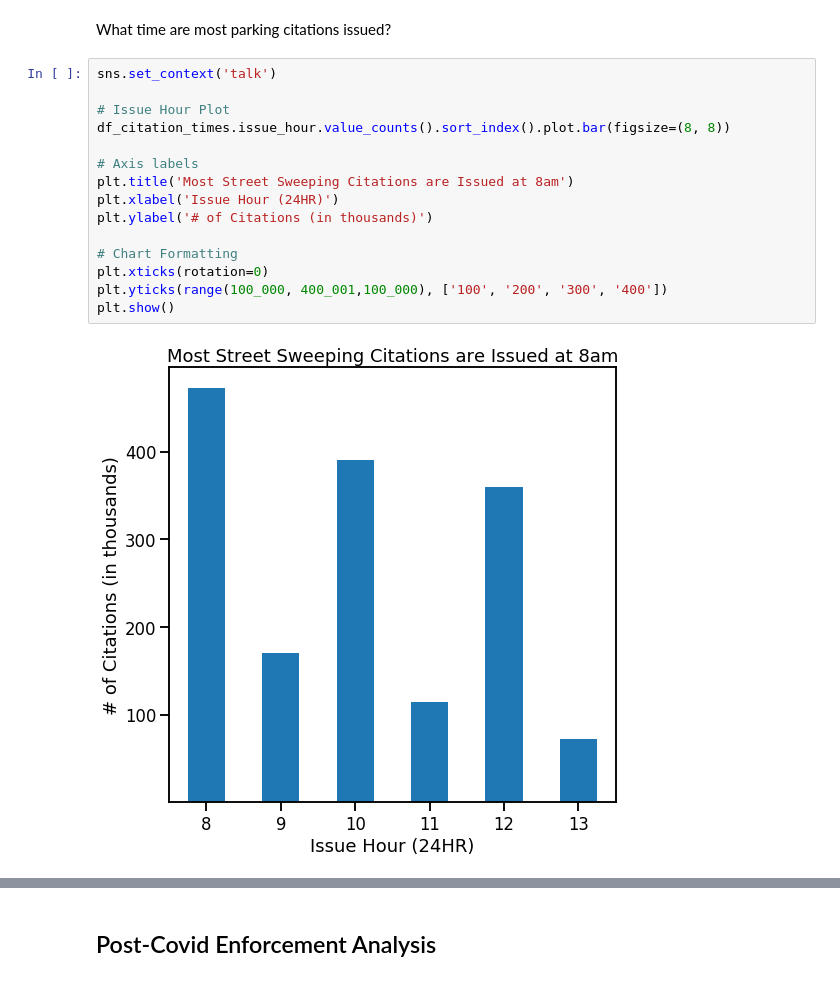
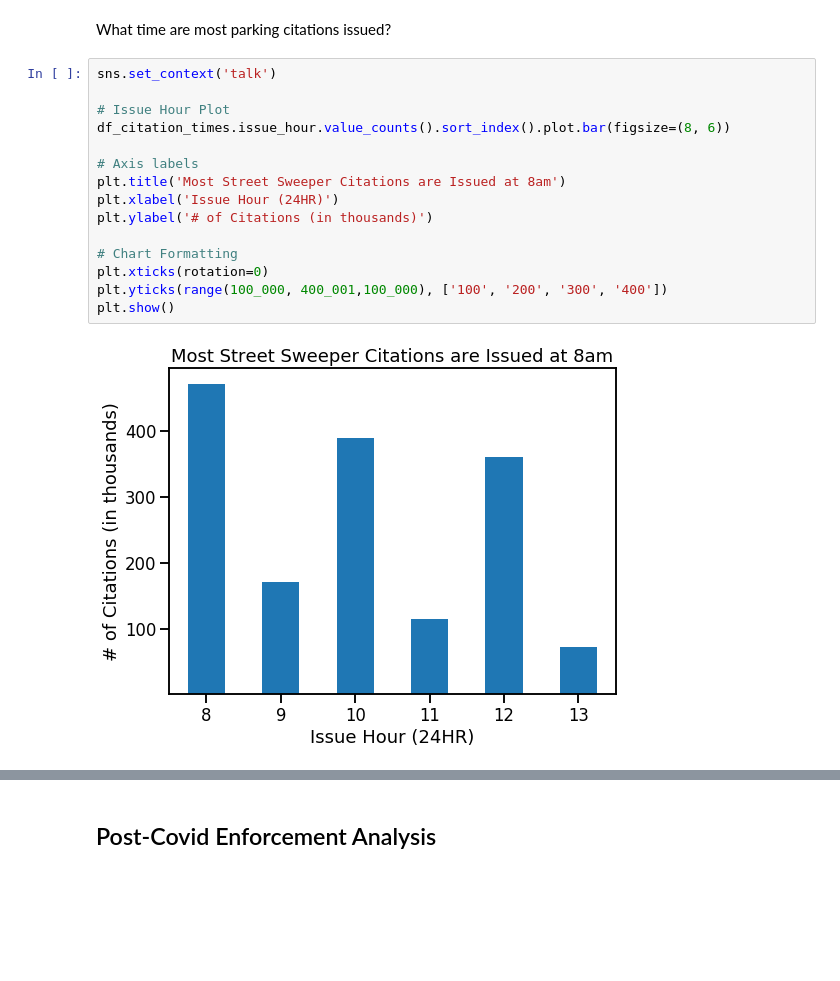
Before and after one commit to Promeos/LADOT-COVID19-enforcement, a Jupyter notebook: MVP.ipynb, the cells around one changed output, grey strips where cells are left out. Cells and saved outputs as stored; diff of their text form; blank space fills up the shorter version.

```diff
--- a/MVP.ipynb
+++ b/MVP.ipynb
@@ -148,20 +158,20 @@ What time are most parking citations issued?
 # %%
 sns.set_context('talk')
 
 # Issue Hour Plot
-df_citation_times.issue_hour.value_counts().sort_index().plot.bar(figsize=(8, 8))
+df_citation_times.issue_hour.value_counts().sort_index().plot.bar(figsize=(8, 6))
 
 # Axis labels
-plt.title('Most Street Sweeping Citations are Issued at 8am')
+plt.title('Most Street Sweeper Citations are Issued at 8am')
 plt.xlabel('Issue Hour (24HR)')
 plt.ylabel('# of Citations (in thousands)')
 
 # Chart Formatting
 plt.xticks(rotation=0)
 plt.yticks(range(100_000, 400_001,100_000), ['100', '200', '300', '400'])
 plt.show()
 # %% [output]
-[figure, old version]
+[figure, new version]
 # %%
 sns.set_context('talk')
 
```
Also changed, not shown: parts of 29 cells of this notebook, 2 other files.
